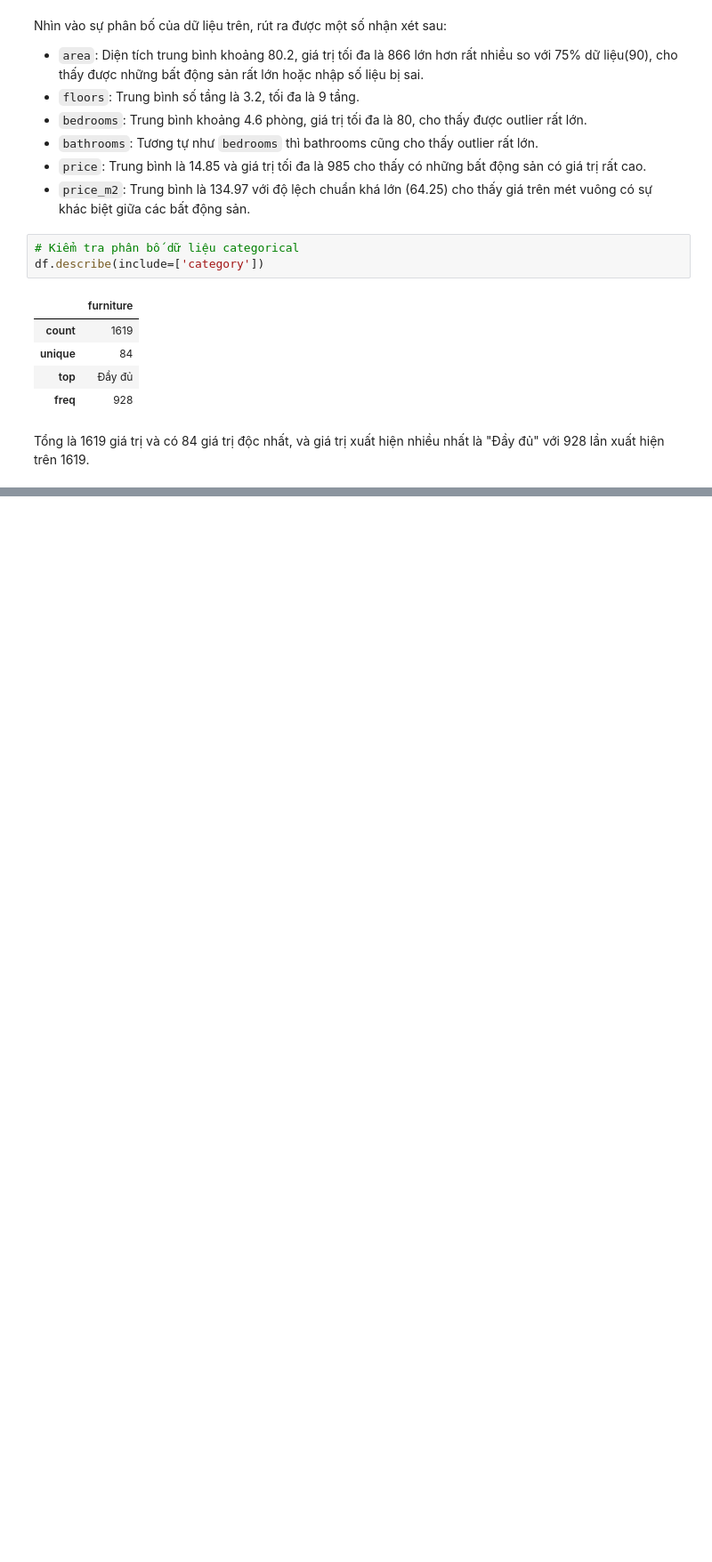
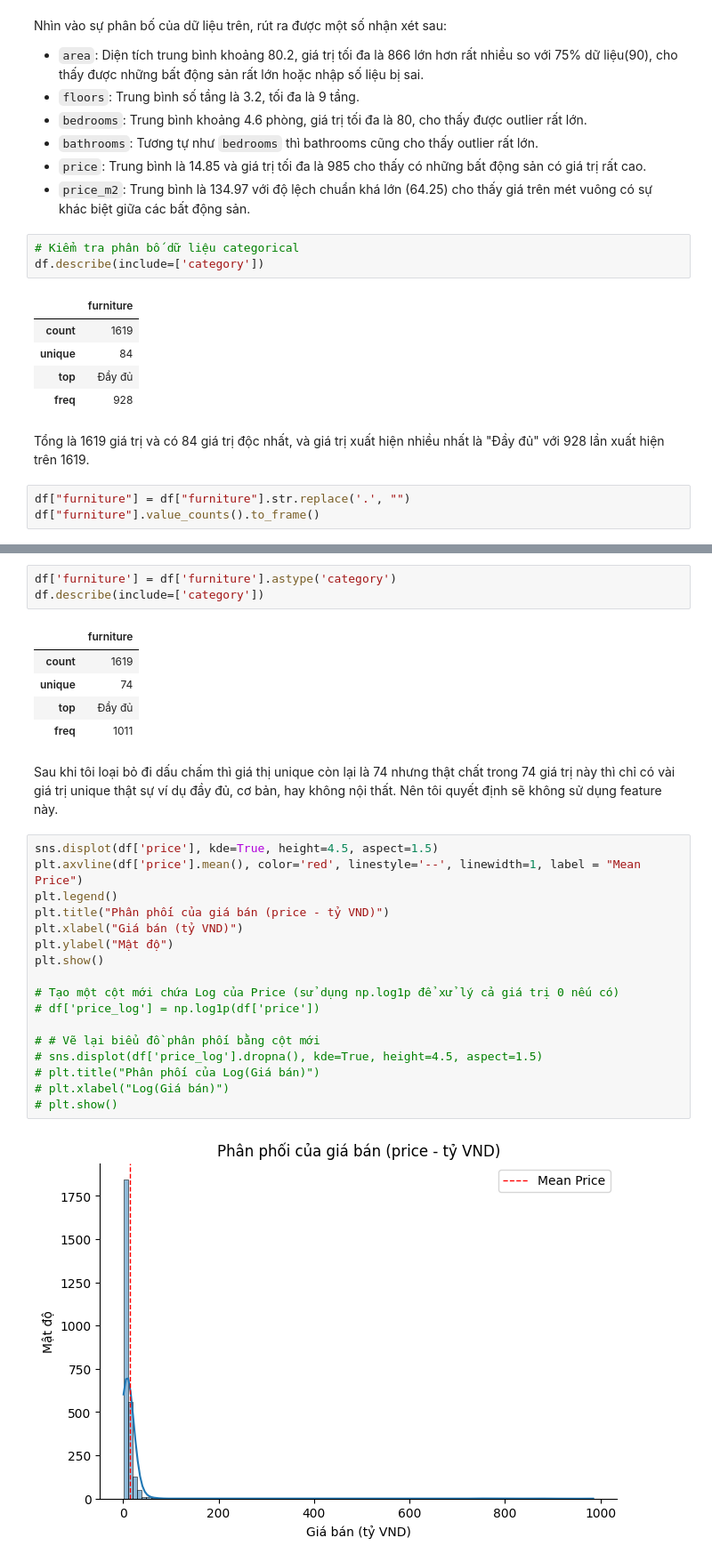
Before and after one commit to GrayNguyen-Data/HousePricePrediction, a Jupyter notebook: src/exploratory_data_analysis/EDA.ipynb, the cells around one changed output, grey strips where cells are left out. Shown: that part at 89% size. Cells and saved outputs as stored; diff of their text form; blank space fills up the shorter version.

```diff
--- a/src/exploratory_data_analysis/EDA.ipynb
+++ b/src/exploratory_data_analysis/EDA.ipynb
@@ -243,3 +251,6 @@ df.describe(include=['category'])
 | freq | 928 |
 # %% [markdown]
 Tổng là 1619 giá trị và có 84 giá trị độc nhất, và giá trị xuất hiện nhiều nhất là "Đầy đủ" với 928 lần xuất hiện trên 1619.
+# %%
+df["furniture"] = df["furniture"].str.replace('.', "")
+df["furniture"].value_counts().to_frame()
@@ -245,0 +272,30 @@ Tổng là 1619 giá trị và có 84 giá trị độc nhất, và giá trị x
+# %%
+df['furniture'] = df['furniture'].astype('category')
+df.describe(include=['category'])
+# %% [output]
+|  | furniture |
+| count | 1619 |
+| unique | 74 |
+| top | Đầy đủ |
+| freq | 1011 |
+# %% [markdown]
+Sau khi tôi loại bỏ đi dấu chấm thì giá thị unique còn lại là 74 nhưng thật chất trong 74 giá trị này thì chỉ có vài giá trị unique thật sự ví dụ đầy đủ, cơ bản, hay không nội thất. Nên tôi quyết định sẽ không sử dụng feature này.
+# %%
+sns.displot(df['price'], kde=True, height=4.5, aspect=1.5)
+plt.axvline(df['price'].mean(), color='red', linestyle='--', linewidth=1, label = "Mean Price")
+plt.legend()
+plt.title("Phân phối của giá bán (price - tỷ VND)")
+plt.xlabel("Giá bán (tỷ VND)")
+plt.ylabel("Mật độ")
+plt.show()
+
+# Tạo một cột mới chứa Log của Price (sử dụng np.log1p để xử lý cả giá trị 0 nếu có)
+# df['price_log'] = np.log1p(df['price'])
+
+# # Vẽ lại biểu đồ phân phối bằng cột mới
+# sns.displot(df['price_log'].dropna(), kde=True, height=4.5, aspect=1.5)
+# plt.title("Phân phối của Log(Giá bán)")
+# plt.xlabel("Log(Giá bán)")
+# plt.show()
+# %% [output]
+[figure, added]
```
Also changed, not shown: parts of 9 cells of this notebook.
